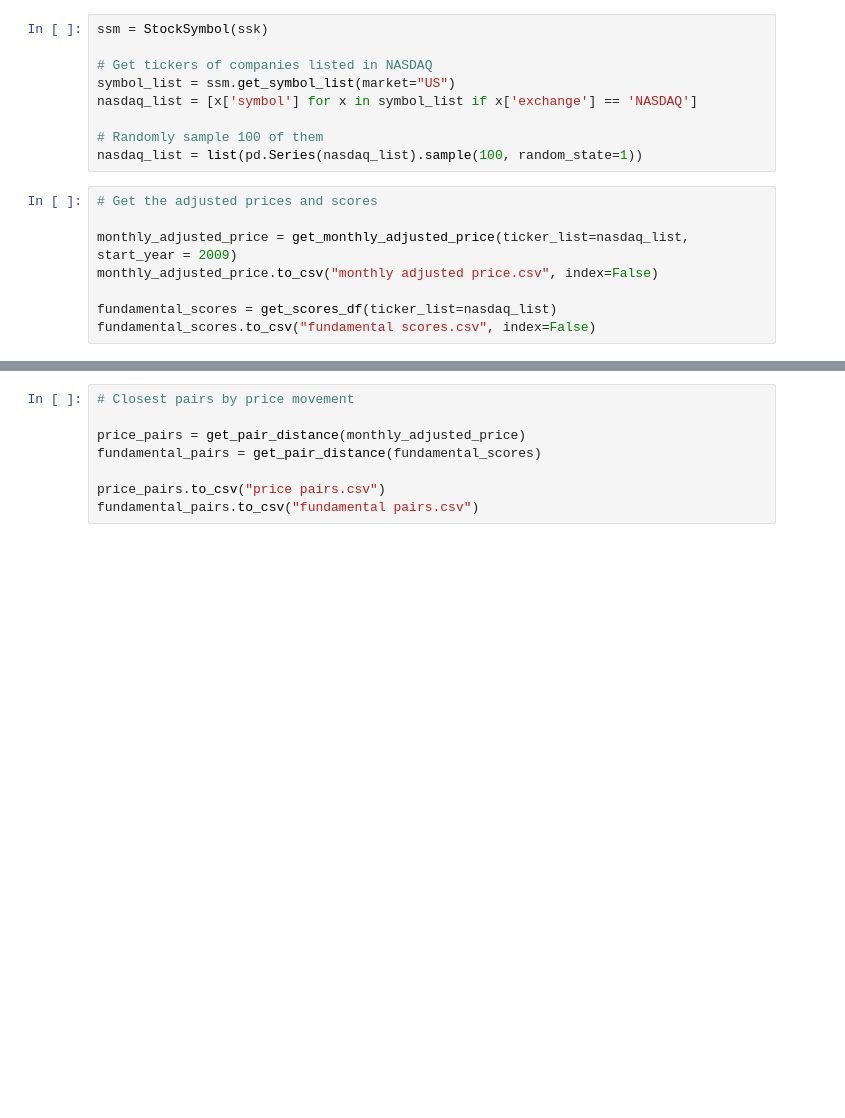
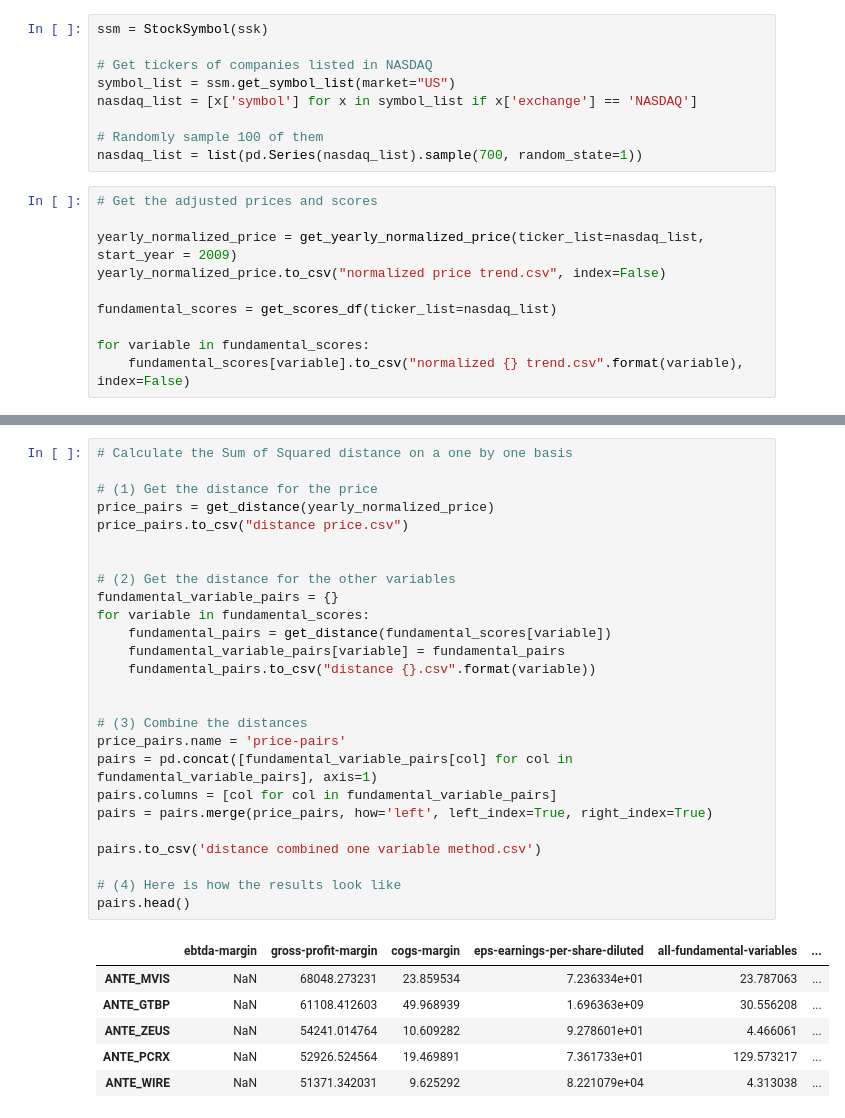
Before and after one commit to VinceXIV/macrotrends-scraper, a Jupyter notebook: test.ipynb, the cells around one changed output, grey strips where cells are left out. Saved outputs shown, nothing was run; the diff lists cells and outputs as text; blank space fills up the shorter version.

```diff
--- a/test.ipynb
+++ b/test.ipynb
@@ -14,13 +14,15 @@ symbol_list = ssm.get_symbol_list(market="US")
 nasdaq_list = [x['symbol'] for x in symbol_list if x['exchange'] == 'NASDAQ']
 
 # Randomly sample 100 of them
-nasdaq_list = list(pd.Series(nasdaq_list).sample(100, random_state=1))
+nasdaq_list = list(pd.Series(nasdaq_list).sample(700, random_state=1))
 # %%
 # Get the adjusted prices and scores
 
-monthly_adjusted_price = get_monthly_adjusted_price(ticker_list=nasdaq_list, start_year = 2009)
-monthly_adjusted_price.to_csv("monthly adjusted price.csv", index=False)
+yearly_normalized_price = get_yearly_normalized_price(ticker_list=nasdaq_list, start_year = 2009)
+yearly_normalized_price.to_csv("normalized price trend.csv", index=False)
 
 fundamental_scores = get_scores_df(ticker_list=nasdaq_list)
-fundamental_scores.to_csv("fundamental scores.csv", index=False)
+
+for variable in fundamental_scores:
+    fundamental_scores[variable].to_csv("normalized {} trend.csv".format(variable), index=False)
 # %% [output]
@@ -44,8 +46,33 @@ year
-# %%
-# Closest pairs by price movement
-
-price_pairs = get_pair_distance(monthly_adjusted_price)
-fundamental_pairs = get_pair_distance(fundamental_scores)
-
-price_pairs.to_csv("price pairs.csv")
-fundamental_pairs.to_csv("fundamental pairs.csv")
+# %%
+# Calculate the Sum of Squared distance on a one by one basis
+
+# (1) Get the distance for the price
+price_pairs = get_distance(yearly_normalized_price)
+price_pairs.to_csv("distance price.csv")
+
+
+# (2) Get the distance for the other variables
+fundamental_variable_pairs = {}
+for variable in fundamental_scores:
+    fundamental_pairs = get_distance(fundamental_scores[variable])
+    fundamental_variable_pairs[variable] = fundamental_pairs
+    fundamental_pairs.to_csv("distance {}.csv".format(variable))
+
+
+# (3) Combine the distances
+price_pairs.name = 'price-pairs'
+pairs = pd.concat([fundamental_variable_pairs[col] for col in fundamental_variable_pairs], axis=1)
+pairs.columns = [col for col in fundamental_variable_pairs]
+pairs = pairs.merge(price_pairs, how='left', left_index=True, right_index=True)
+
+pairs.to_csv('distance combined one variable method.csv')
+
+# (4) Here is how the results look like
+pairs.head()
+# %% [output]
+|  | ebtda-margin | gross-profit-margin | cogs-margin | eps-earnings-per-share-diluted | all-fundamental-variables | ... |
+| ANTE_MVIS | NaN | 68048.273231 | 23.859534 | 7.236334e+01 | 23.787063 | ... |
+| ANTE_GTBP | NaN | 61108.412603 | 49.968939 | 1.696363e+09 | 30.556208 | ... |
+| ANTE_ZEUS | NaN | 54241.014764 | 10.609282 | 9.278601e+01 | 4.466061 | ... |
+| ANTE_PCRX | NaN | 52926.524564 | 19.469891 | 7.361733e+01 | 129.573217 | ... |
+| ANTE_WIRE | NaN | 51371.342031 | 9.625292 | 8.221079e+04 | 4.313038 | ... |
```
Also changed, not shown: parts of 4 cells of this notebook, 29 other files.
